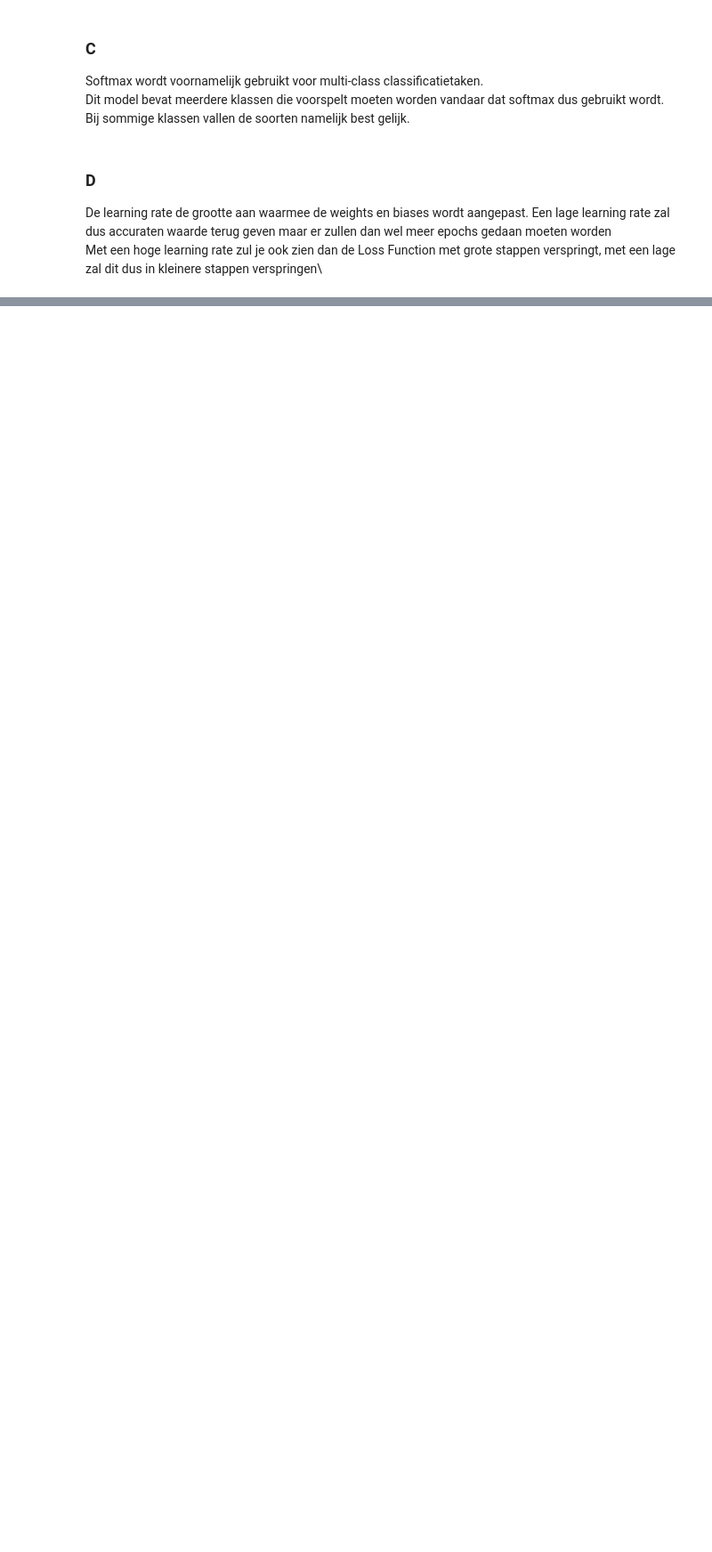
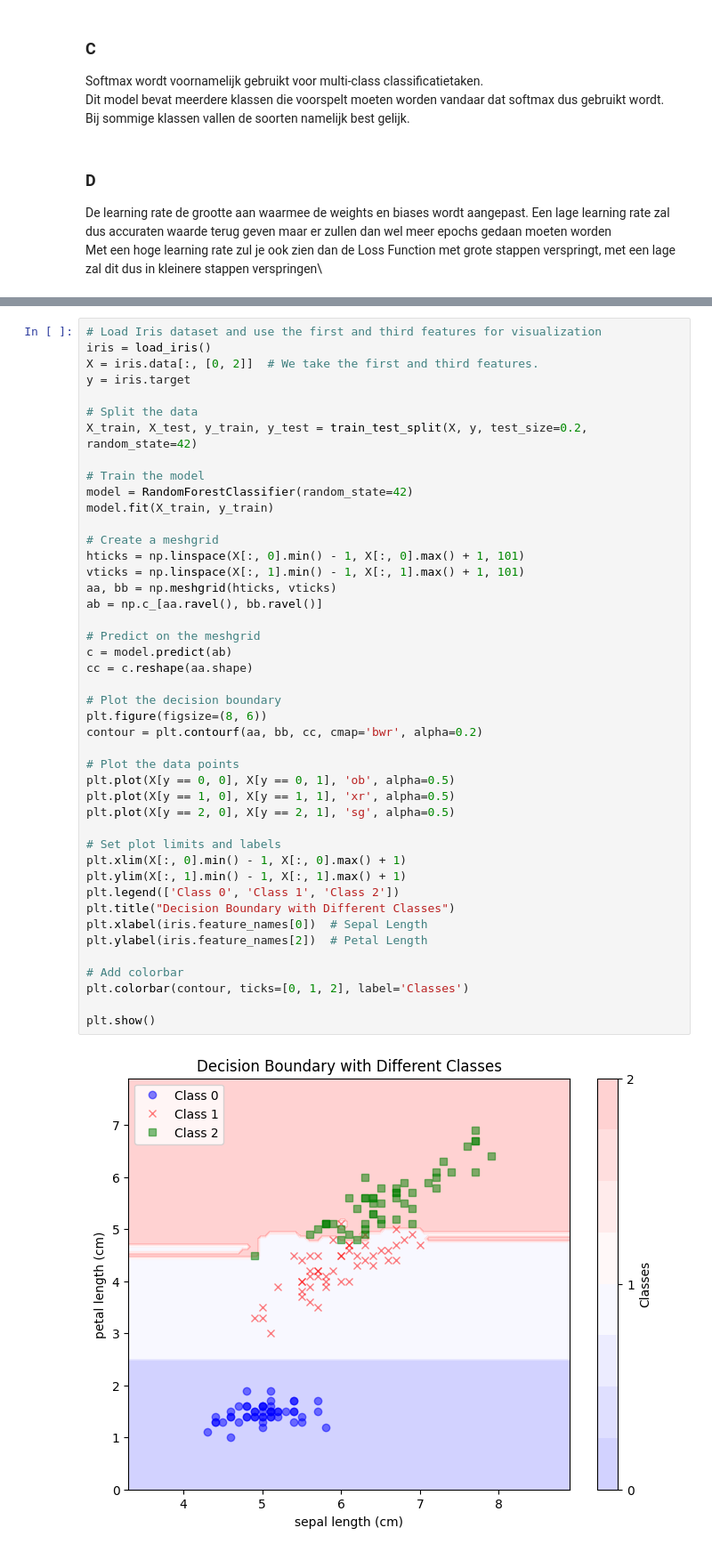
Before and after one commit to Lucvds99/Computer-Vision-Machine-Learning, a Jupyter notebook: MachineLearning/Practicum5/opdracht3.ipynb, the cells around one changed output, grey strips where cells are left out. Shown at 89% size. Cells and saved outputs as stored; diff of their text form; blank space fills up the shorter version.

```diff
--- a/MachineLearning/Practicum5/opdracht3.ipynb
+++ b/MachineLearning/Practicum5/opdracht3.ipynb
@@ -164,0 +171,46 @@ Met een hoge learning rate zul je ook zien dan de Loss Function met grote stappe
+# %%
+# Load Iris dataset and use the first and third features for visualization
+iris = load_iris()
+X = iris.data[:, [0, 2]]  # We take the first and third features.
+y = iris.target
+
+# Split the data
+X_train, X_test, y_train, y_test = train_test_split(X, y, test_size=0.2, random_state=42)
+
+# Train the model
+model = RandomForestClassifier(random_state=42)
+model.fit(X_train, y_train)
+
+# Create a meshgrid
+hticks = np.linspace(X[:, 0].min() - 1, X[:, 0].max() + 1, 101)
+vticks = np.linspace(X[:, 1].min() - 1, X[:, 1].max() + 1, 101)
+aa, bb = np.meshgrid(hticks, vticks)
+ab = np.c_[aa.ravel(), bb.ravel()]
+
+# Predict on the meshgrid
+c = model.predict(ab)
+cc = c.reshape(aa.shape)
+
+# Plot the decision boundary
+plt.figure(figsize=(8, 6))
+contour = plt.contourf(aa, bb, cc, cmap='bwr', alpha=0.2)
+
+# Plot the data points
+plt.plot(X[y == 0, 0], X[y == 0, 1], 'ob', alpha=0.5)
+plt.plot(X[y == 1, 0], X[y == 1, 1], 'xr', alpha=0.5)
+plt.plot(X[y == 2, 0], X[y == 2, 1], 'sg', alpha=0.5)
+
+# Set plot limits and labels
+plt.xlim(X[:, 0].min() - 1, X[:, 0].max() + 1)
+plt.ylim(X[:, 1].min() - 1, X[:, 1].max() + 1)
+plt.legend(['Class 0', 'Class 1', 'Class 2'])
+plt.title("Decision Boundary with Different Classes")
+plt.xlabel(iris.feature_names[0])  # Sepal Length
+plt.ylabel(iris.feature_names[2])  # Petal Length
+
+# Add colorbar
+plt.colorbar(contour, ticks=[0, 1, 2], label='Classes')
+
+plt.show()
+# %% [output]
+[figure, added]
```
Also changed, not shown: parts of 6 cells of this notebook.
